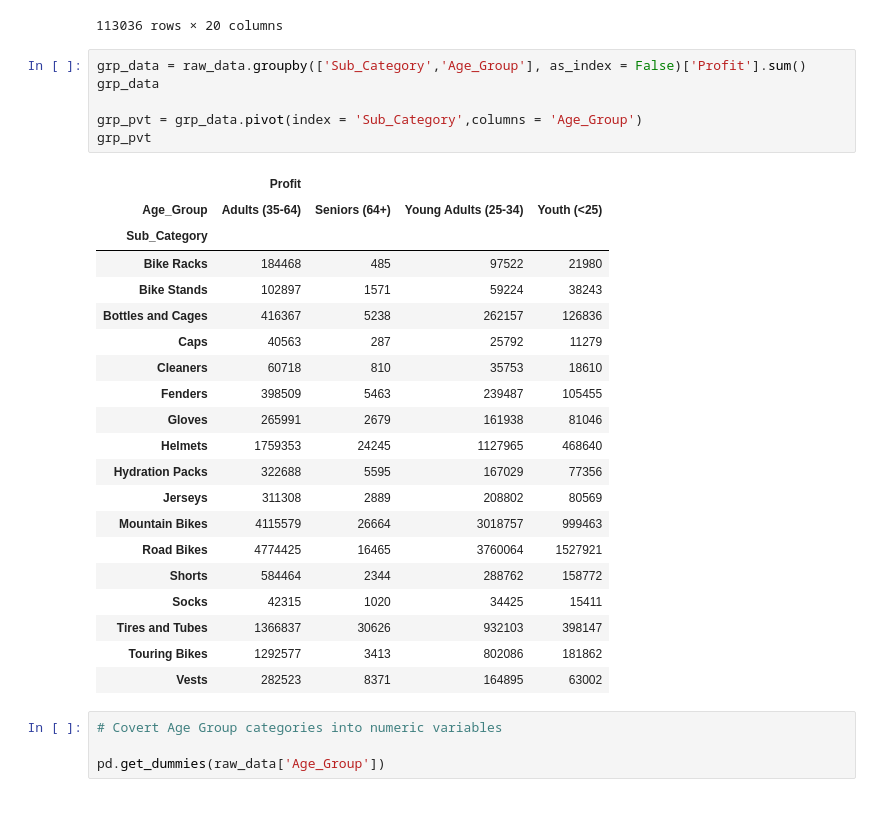
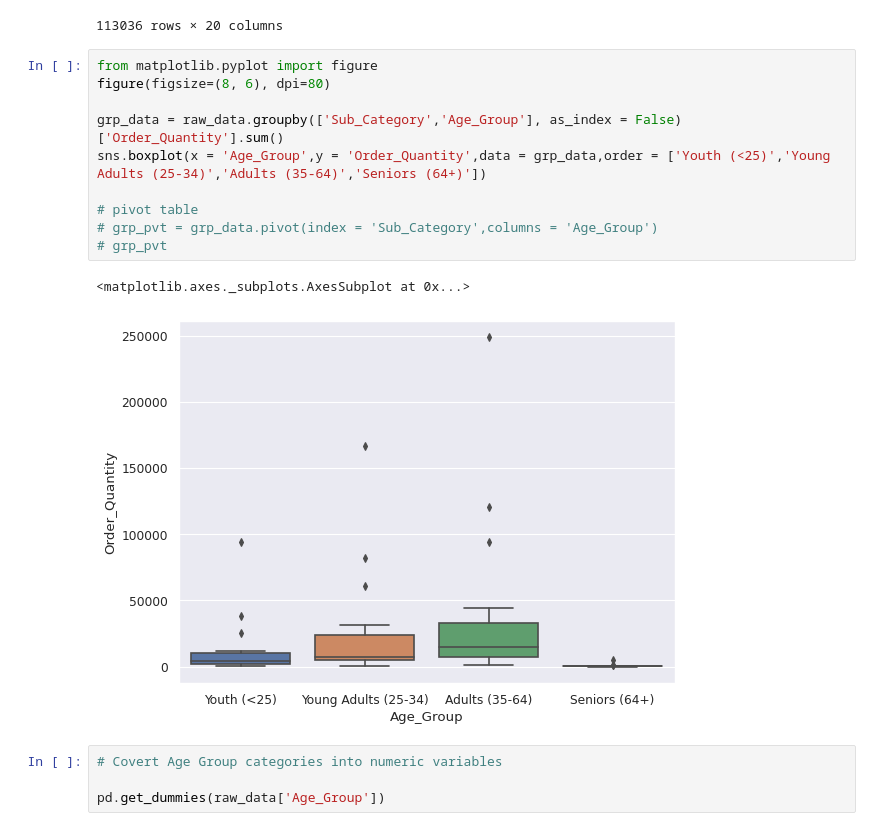
Before and after one commit to Konoko2004/Sales_Data_Analysis, a Jupyter notebook: Dashboard.ipynb, the cells around one changed output. Cells and saved outputs as stored; diff of their text form.

```diff
--- a/Dashboard.ipynb
+++ b/Dashboard.ipynb
@@ -91,32 +91,18 @@ sns.
 | 113035 | 2016-03-04 | 4 | March | 2016 | 37 | Adults (35-64) | F | France | Seine (Paris) | ... |
 113036 rows × 20 columns
 # %%
-grp_data = raw_data.groupby(['Sub_Category','Age_Group'], as_index = False)['Profit'].sum()
-grp_data
+from matplotlib.pyplot import figure
+figure(figsize=(8, 6), dpi=80)
 
-grp_pvt = grp_data.pivot(index = 'Sub_Category',columns = 'Age_Group')
-grp_pvt
+grp_data = raw_data.groupby(['Sub_Category','Age_Group'], as_index = False)['Order_Quantity'].sum()
+sns.boxplot(x = 'Age_Group',y = 'Order_Quantity',data = grp_data,order = ['Youth (<25)','Young Adults (25-34)','Adults (35-64)','Seniors (64+)'])
+
+# pivot table
+# grp_pvt = grp_data.pivot(index = 'Sub_Category',columns = 'Age_Group')
+# grp_pvt
 # %% [output]
-|  | Profit |  |  |  |
-| Age_Group | Adults (35-64) | Seniors (64+) | Young Adults (25-34) | Youth (<25) |
-| Sub_Category |  |  |  |  |
-| Bike Racks | 184468 | 485 | 97522 | 21980 |
-| Bike Stands | 102897 | 1571 | 59224 | 38243 |
-| Bottles and Cages | 416367 | 5238 | 262157 | 126836 |
-| Caps | 40563 | 287 | 25792 | 11279 |
-| Cleaners | 60718 | 810 | 35753 | 18610 |
-| Fenders | 398509 | 5463 | 239487 | 105455 |
-| Gloves | 265991 | 2679 | 161938 | 81046 |
-| Helmets | 1759353 | 24245 | 1127965 | 468640 |
-| Hydration Packs | 322688 | 5595 | 167029 | 77356 |
-| Jerseys | 311308 | 2889 | 208802 | 80569 |
-| Mountain Bikes | 4115579 | 26664 | 3018757 | 999463 |
-| Road Bikes | 4774425 | 16465 | 3760064 | 1527921 |
-| Shorts | 584464 | 2344 | 288762 | 158772 |
-| Socks | 42315 | 1020 | 34425 | 15411 |
-| Tires and Tubes | 1366837 | 30626 | 932103 | 398147 |
-| Touring Bikes | 1292577 | 3413 | 802086 | 181862 |
-| Vests | 282523 | 8371 | 164895 | 63002 |
+<matplotlib.axes._subplots.AxesSubplot at 0x...>
+[figure, added]
 # %%
 # Covert Age Group categories into numeric variables
 
```
